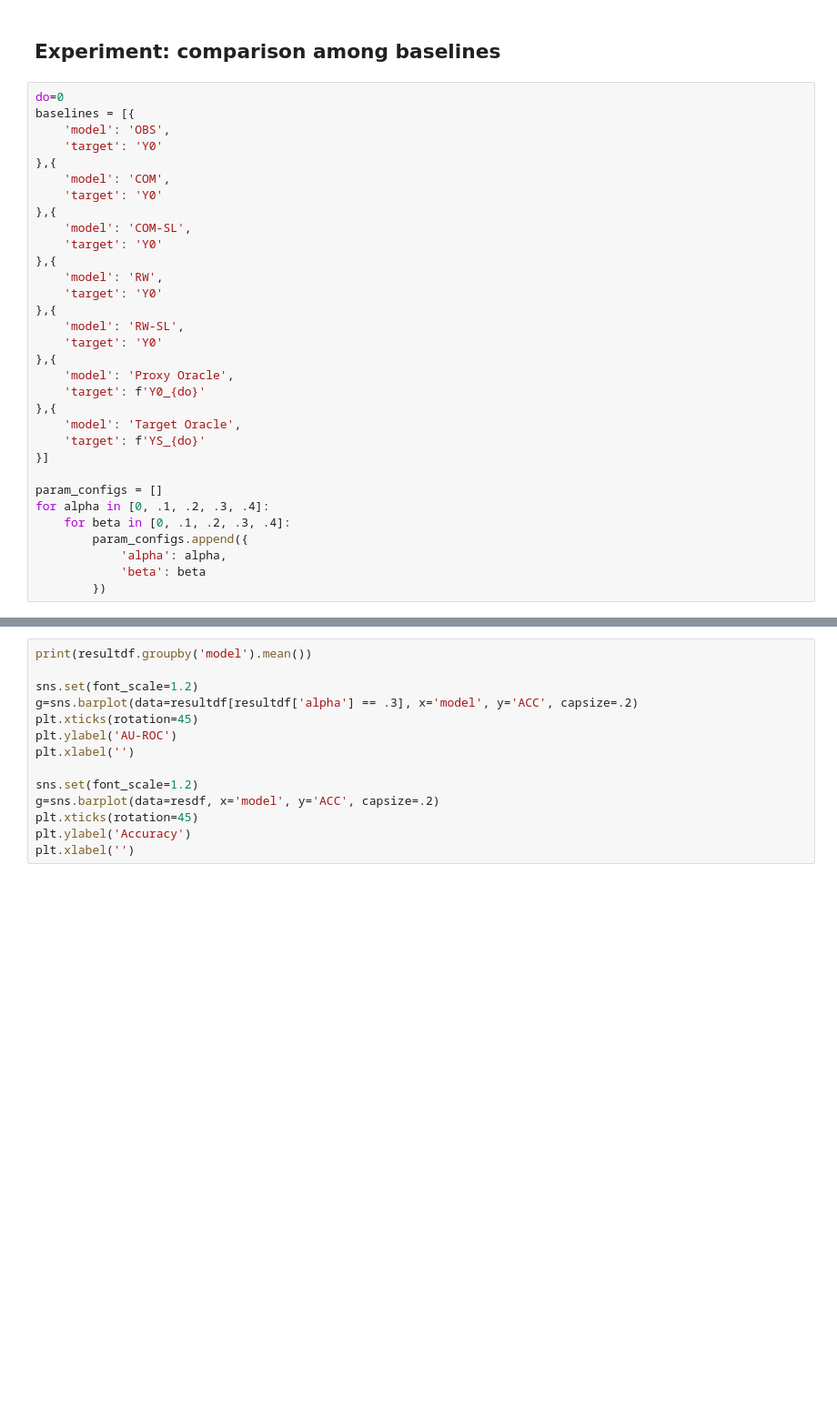
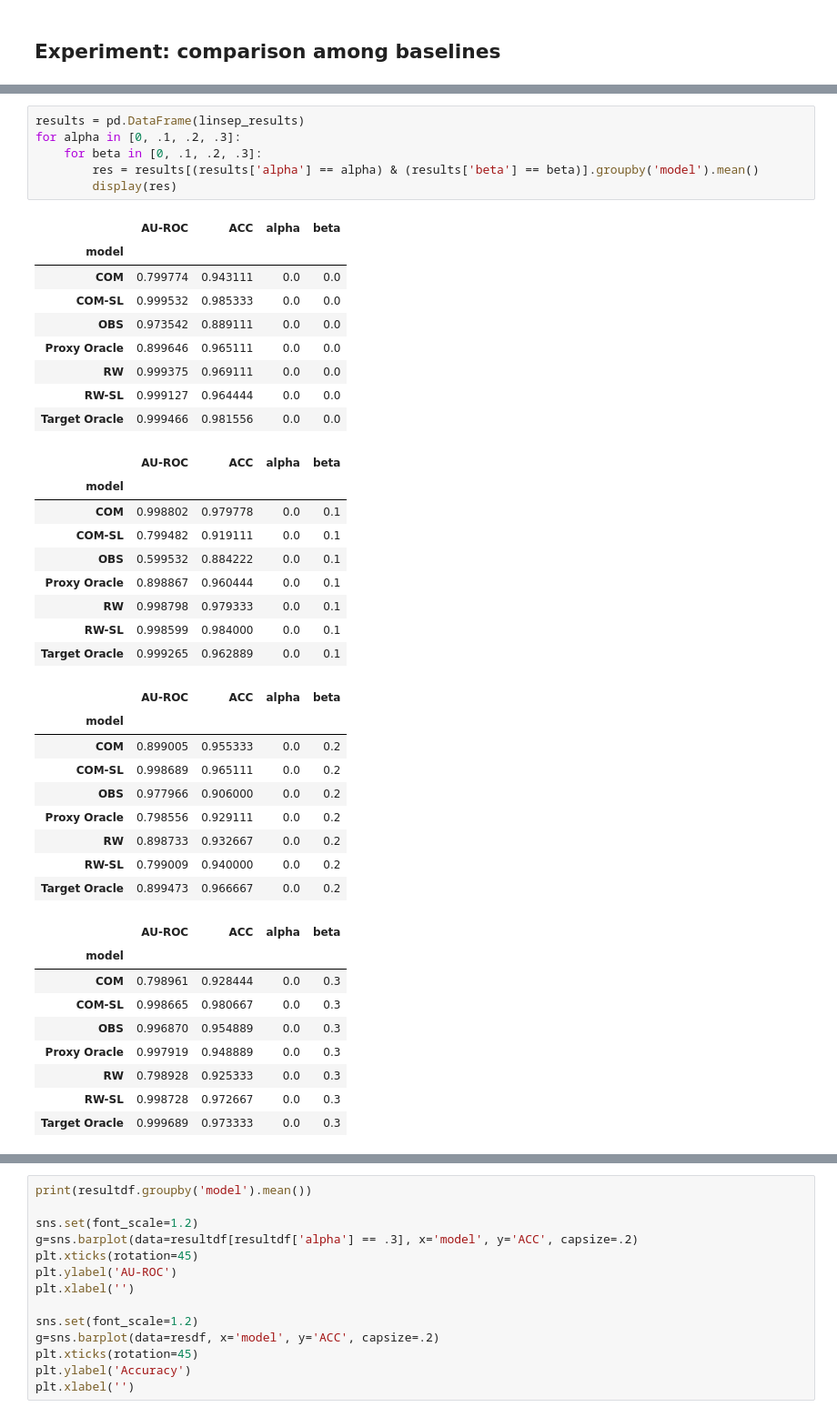
Before and after one commit to lguerdan/counterfactual-decision-support, a Jupyter notebook: experiments.ipynb, the cells around one changed output, grey strips where cells are left out. Shown at 91% size. Drawn from its saved outputs; the diff is of its cells as text; blank space fills up the shorter version.

```diff
--- a/experiments.ipynb
+++ b/experiments.ipynb
@@ -224,34 +12,2 @@ Model: MLP(near(in_features=1, out_features=
 # %% [markdown]
 ## Experiment: comparison among baselines
-# %%
-do=0
-baselines = [{
-    'model': 'OBS',
-    'target': 'Y0'
-},{
-    'model': 'COM',
-    'target': 'Y0'
-},{
-    'model': 'COM-SL',
-    'target': 'Y0'
-},{
-    'model': 'RW',
-    'target': 'Y0'
-},{
-    'model': 'RW-SL',
-    'target': 'Y0'
-},{
-    'model': 'Proxy Oracle',
-    'target': f'Y0_{do}'
-},{
-    'model': 'Target Oracle',
-    'target': f'YS_{do}'
-}]
-
-param_configs = []
-for alpha in [0, .1, .2, .3, .4]:
-    for beta in [0, .1, .2, .3, .4]:
-        param_configs.append({
-            'alpha': alpha,
-            'beta': beta
-        })
@@ -257,0 +176,43 @@ for alpha in [0, .1, .2, .3, .4]:
+# %%
+results = pd.DataFrame(linsep_results)
+for alpha in [0, .1, .2, .3]:
+    for beta in [0, .1, .2, .3]:
+        res = results[(results['alpha'] == alpha) & (results['beta'] == beta)].groupby('model').mean()
+        display(res)
+# %% [output]
+|  | AU-ROC | ACC | alpha | beta |
+| model |  |  |  |  |
+| COM | 0.799774 | 0.943111 | 0.0 | 0.0 |
+| COM-SL | 0.999532 | 0.985333 | 0.0 | 0.0 |
+| OBS | 0.973542 | 0.889111 | 0.0 | 0.0 |
+| Proxy Oracle | 0.899646 | 0.965111 | 0.0 | 0.0 |
+| RW | 0.999375 | 0.969111 | 0.0 | 0.0 |
+| RW-SL | 0.999127 | 0.964444 | 0.0 | 0.0 |
+| Target Oracle | 0.999466 | 0.981556 | 0.0 | 0.0 |
+|  | AU-ROC | ACC | alpha | beta |
+| model |  |  |  |  |
+| COM | 0.998802 | 0.979778 | 0.0 | 0.1 |
+| COM-SL | 0.799482 | 0.919111 | 0.0 | 0.1 |
+| OBS | 0.599532 | 0.884222 | 0.0 | 0.1 |
+| Proxy Oracle | 0.898867 | 0.960444 | 0.0 | 0.1 |
+| RW | 0.998798 | 0.979333 | 0.0 | 0.1 |
+| RW-SL | 0.998599 | 0.984000 | 0.0 | 0.1 |
+| Target Oracle | 0.999265 | 0.962889 | 0.0 | 0.1 |
+|  | AU-ROC | ACC | alpha | beta |
+| model |  |  |  |  |
+| COM | 0.899005 | 0.955333 | 0.0 | 0.2 |
+| COM-SL | 0.998689 | 0.965111 | 0.0 | 0.2 |
+| OBS | 0.977966 | 0.906000 | 0.0 | 0.2 |
+| Proxy Oracle | 0.798556 | 0.929111 | 0.0 | 0.2 |
+| RW | 0.898733 | 0.932667 | 0.0 | 0.2 |
+| RW-SL | 0.799009 | 0.940000 | 0.0 | 0.2 |
+| Target Oracle | 0.899473 | 0.966667 | 0.0 | 0.2 |
+|  | AU-ROC | ACC | alpha | beta |
+| model |  |  |  |  |
+| COM | 0.798961 | 0.928444 | 0.0 | 0.3 |
+| COM-SL | 0.998665 | 0.980667 | 0.0 | 0.3 |
+| OBS | 0.996870 | 0.954889 | 0.0 | 0.3 |
+| Proxy Oracle | 0.997919 | 0.948889 | 0.0 | 0.3 |
+| RW | 0.798928 | 0.925333 | 0.0 | 0.3 |
+| RW-SL | 0.998728 | 0.972667 | 0.0 | 0.3 |
+| Target Oracle | 0.999689 | 0.973333 | 0.0 | 0.3 |
```
Also changed, not shown: parts of 26 cells of this notebook, 2 other files.
